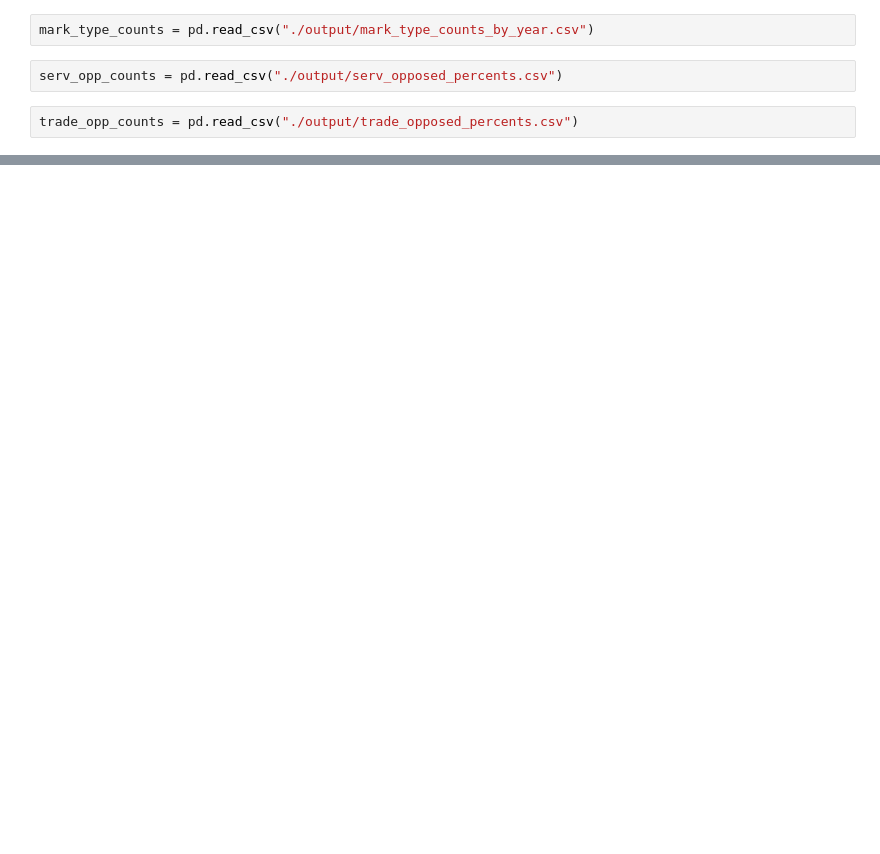
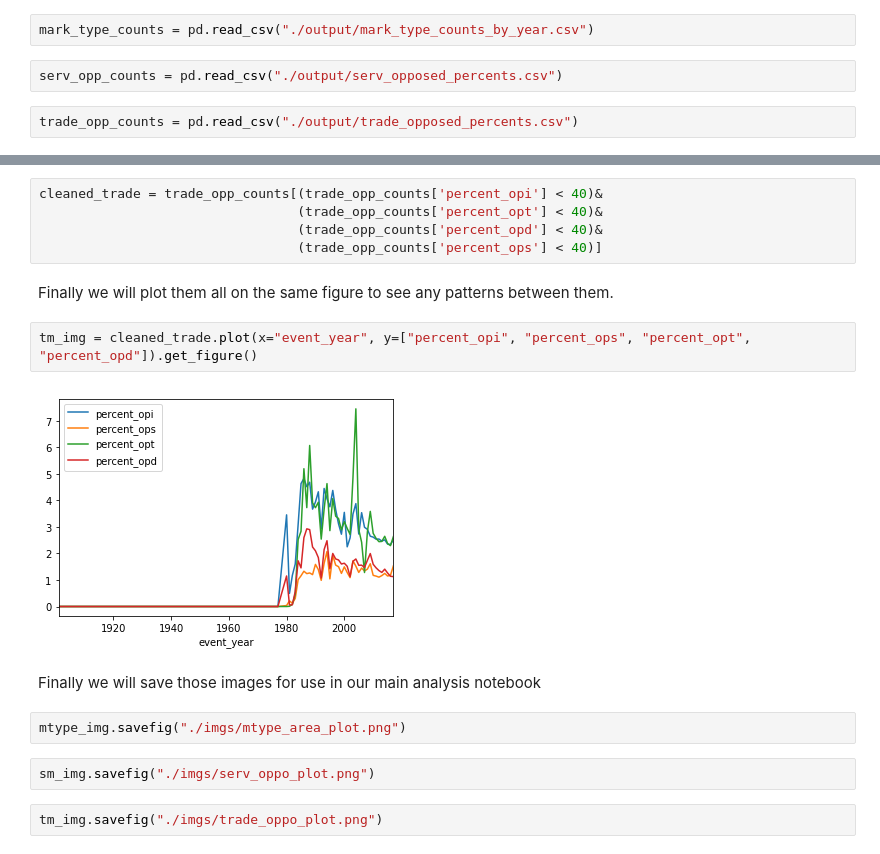
Before and after one commit to dogrdon/uw_big_data_tech, a Jupyter notebook: course_1/project/notebooks/visualize_output.ipynb, the cells around one changed output, grey strips where cells are left out. Drawn from its saved outputs; the diff is of its cells as text; blank space fills up the shorter version.

```diff
--- a/course_1/project/notebooks/visualize_output.ipynb
+++ b/course_1/project/notebooks/visualize_output.ipynb
@@ -30,0 +65,19 @@ sns.barplot(data=cleaned_serv, x="event_year", y="percent_opi")
+# %%
+cleaned_trade = trade_opp_counts[(trade_opp_counts['percent_opi'] < 40)&
+                                 (trade_opp_counts['percent_opt'] < 40)&
+                                 (trade_opp_counts['percent_opd'] < 40)&
+                                 (trade_opp_counts['percent_ops'] < 40)]
+# %% [markdown]
+Finally we will plot them all on the same figure to see any patterns between them.
+# %%
+tm_img = cleaned_trade.plot(x="event_year", y=["percent_opi", "percent_ops", "percent_opt", "percent_opd"]).get_figure()
+# %% [output]
+[figure, added]
+# %% [markdown]
+Finally we will save those images for use in our main analysis notebook
+# %%
+mtype_img.savefig("./imgs/mtype_area_plot.png")
+# %%
+sm_img.savefig("./imgs/serv_oppo_plot.png")
+# %%
+tm_img.savefig("./imgs/trade_oppo_plot.png")
```
Also changed, not shown: parts of 18 cells of this notebook, 4 other files.
